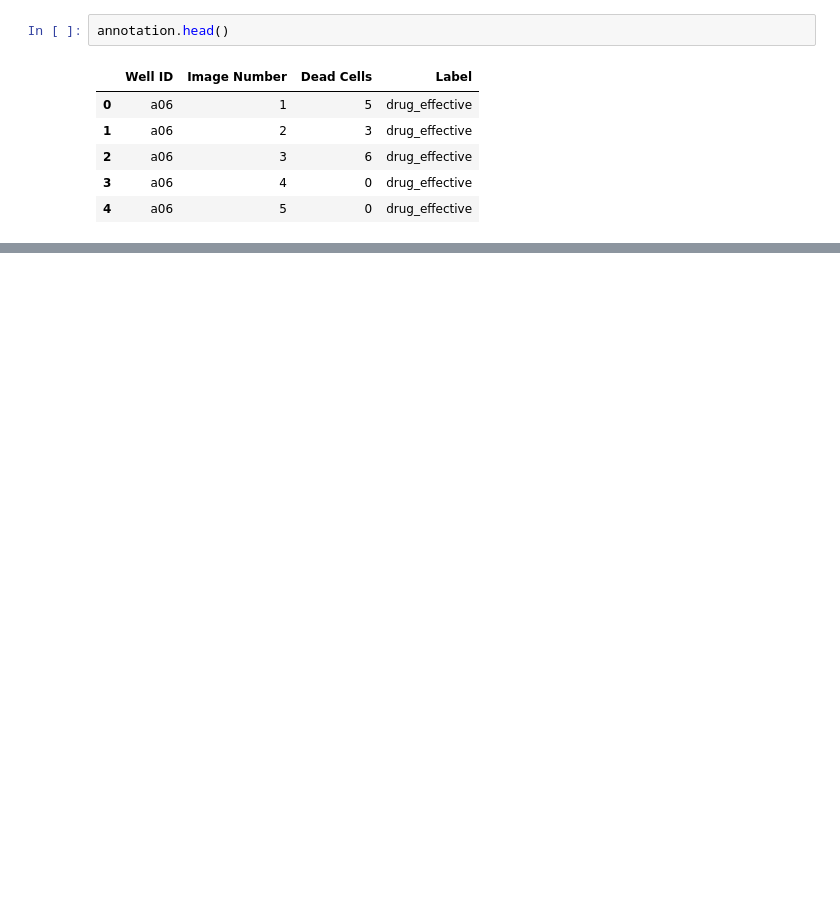
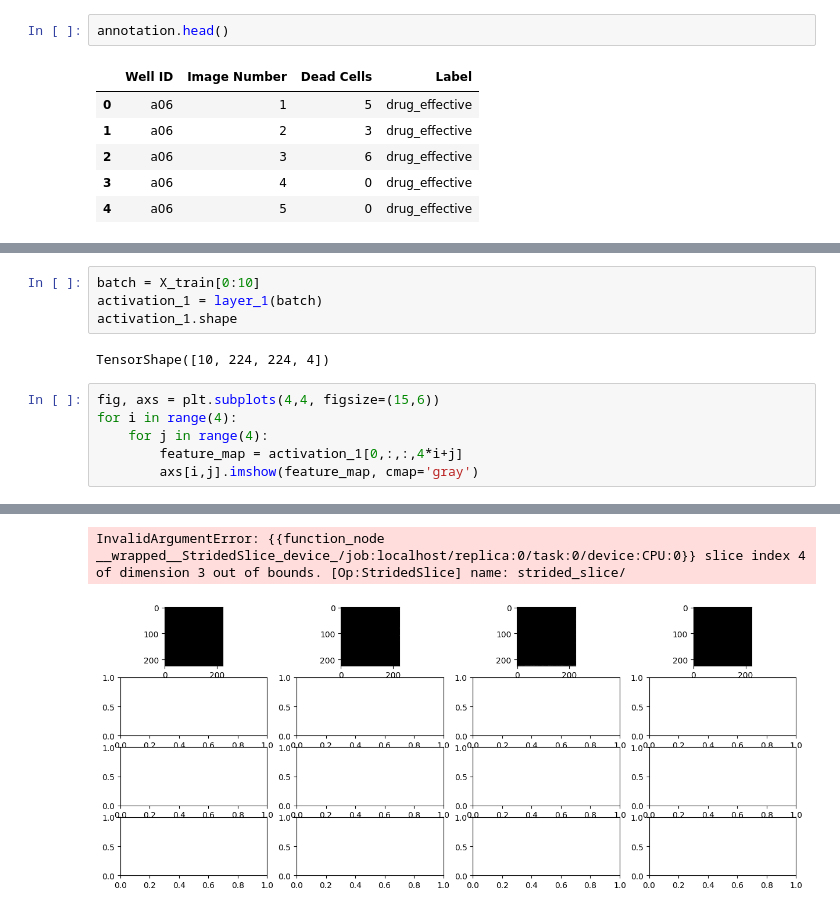
Before and after one commit to ThorstenCodes/MorphoMind, a Jupyter notebook: Notebooks/Model_3_TK.ipynb, the cells around one changed output, grey strips where cells are left out. Saved outputs shown, nothing was run; the diff lists cells and outputs as text; blank space fills up the shorter version.

```diff
--- a/Notebooks/Model_3_TK.ipynb
+++ b/Notebooks/Model_3_TK.ipynb
@@ -78,0 +286,13 @@ plate_annotated_part[[L]]
+# %%
+batch = X_train[0:10]
+activation_1 = layer_1(batch)
+activation_1.shape
+# %% [output]
+TensorShape([10, 224, 224, 4])
+# %%
+fig, axs = plt.subplots(4,4, figsize=(15,6))
+for i in range(4):
+    for j in range(4):
+        feature_map = activation_1[0,:,:,4*i+j]
+        axs[i,j].imshow(feature_map, cmap='gray')
+# %% [output]
@@ -78,0 +300,2 @@ plate_annotated_part[[L]]
+InvalidArgumentError: {{function_node __wrapped__StridedSlice_device_/job:localhost/replica:0/task:0/device:CPU:0}} slice index 4 of dimension 3 out of bounds. [Op:StridedSlice] name: strided_slice/
+[figure, added]
```
Also changed, not shown: parts of 25 cells of this notebook.
